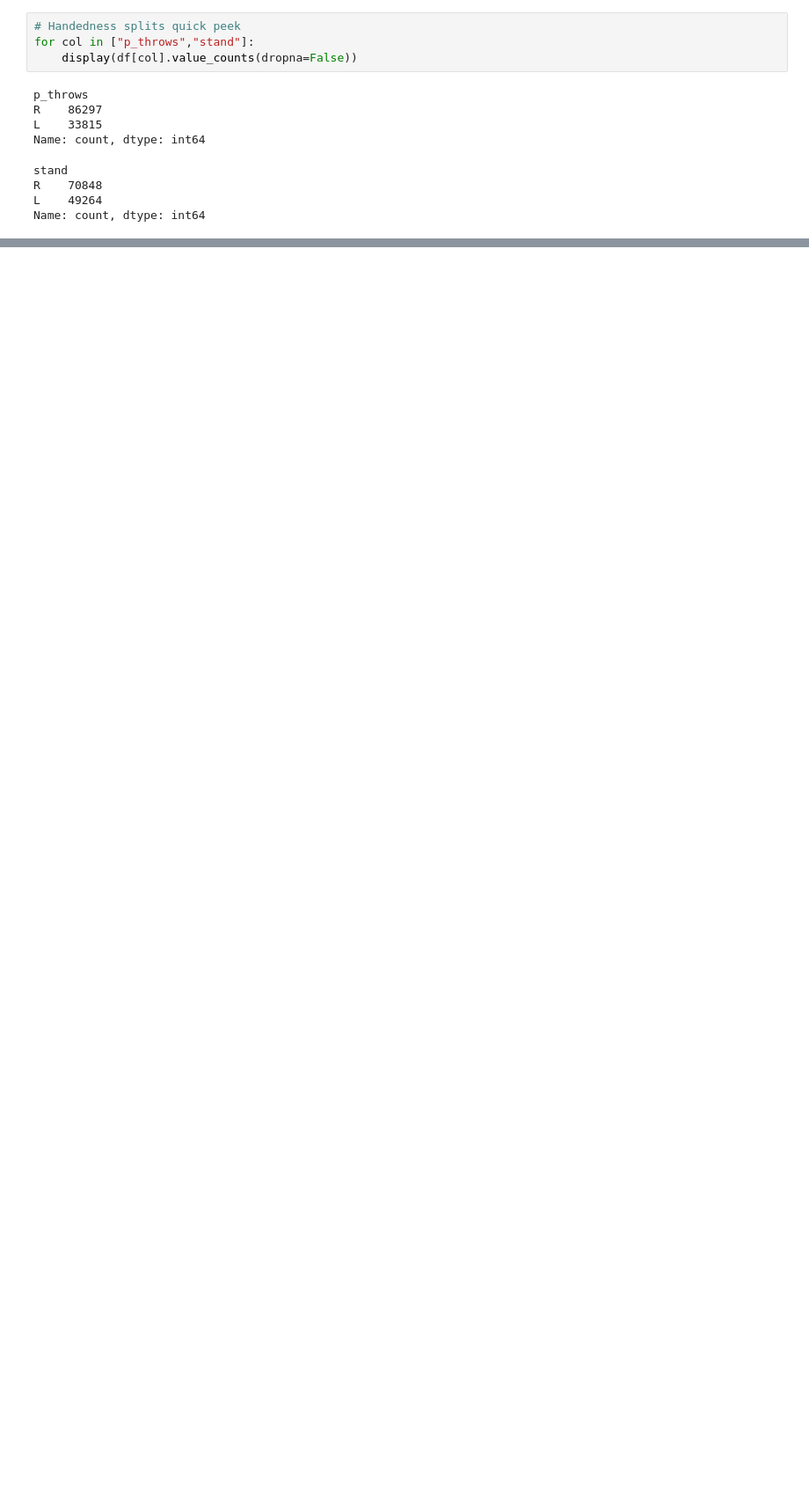
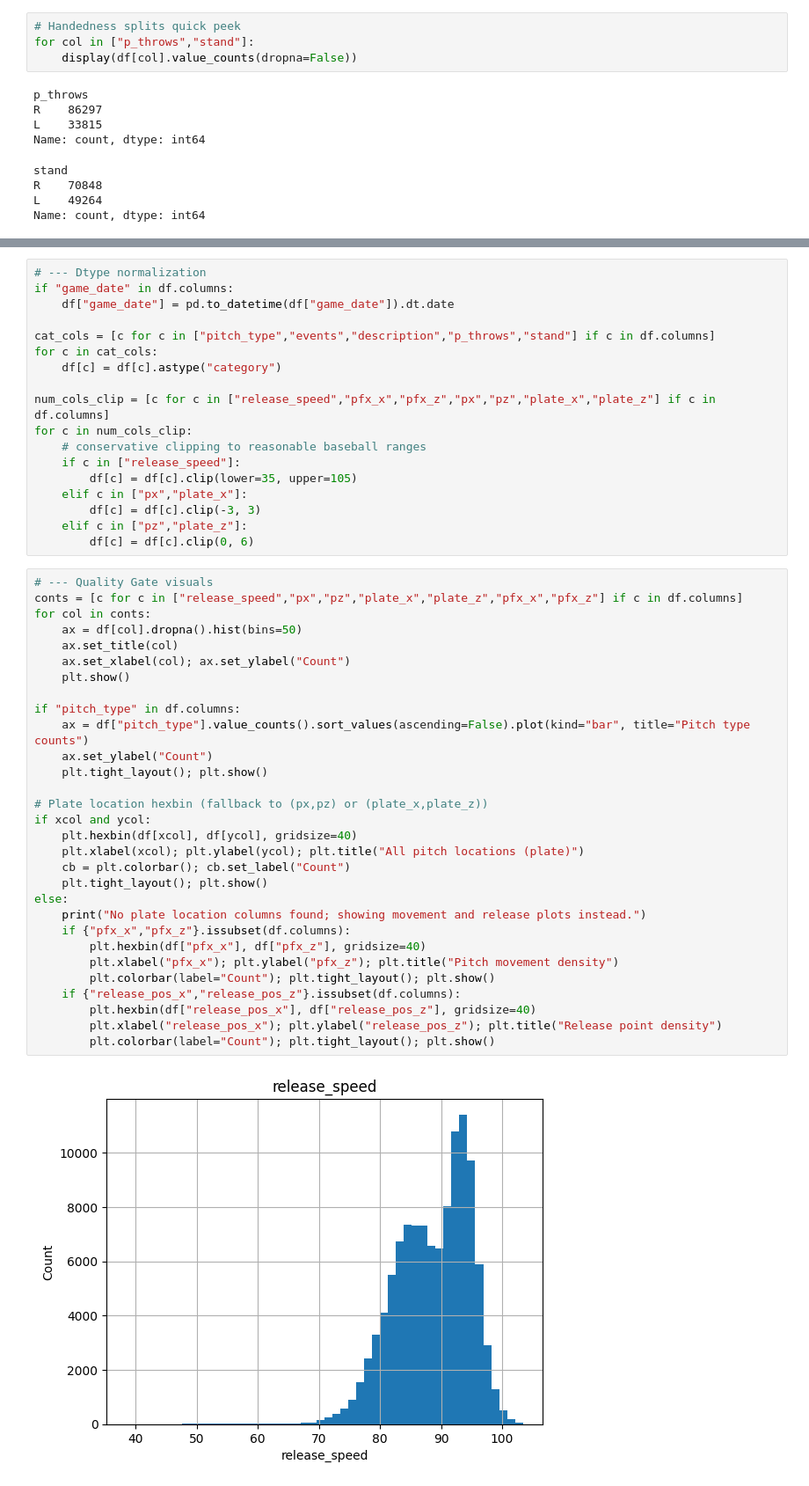
Before and after one commit to annamonso/Baseball_project, a Jupyter notebook: notebooks/01_eda_statcast.ipynb, the cells around one changed output, grey strips where cells are left out. Shown: that part at 88% size. Drawn from its saved outputs; the diff is of its cells as text; blank space fills up the shorter version.

```diff
--- a/notebooks/01_eda_statcast.ipynb
+++ b/notebooks/01_eda_statcast.ipynb
@@ -111,0 +261,50 @@ Name: count, dtype: int64
+# %%
+# --- Dtype normalization
+if "game_date" in df.columns:
+    df["game_date"] = pd.to_datetime(df["game_date"]).dt.date
+
+cat_cols = [c for c in ["pitch_type","events","description","p_throws","stand"] if c in df.columns]
+for c in cat_cols:
+    df[c] = df[c].astype("category")
+
+num_cols_clip = [c for c in ["release_speed","pfx_x","pfx_z","px","pz","plate_x","plate_z"] if c in df.columns]
+for c in num_cols_clip:
+    # conservative clipping to reasonable baseball ranges
+    if c in ["release_speed"]:
+        df[c] = df[c].clip(lower=35, upper=105)
+    elif c in ["px","plate_x"]:
+        df[c] = df[c].clip(-3, 3)
+    elif c in ["pz","plate_z"]:
+        df[c] = df[c].clip(0, 6)
+# %%
+# --- Quality Gate visuals
+conts = [c for c in ["release_speed","px","pz","plate_x","plate_z","pfx_x","pfx_z"] if c in df.columns]
+for col in conts:
+    ax = df[col].dropna().hist(bins=50)
+    ax.set_title(col)
+    ax.set_xlabel(col); ax.set_ylabel("Count")
+    plt.show()
+
+if "pitch_type" in df.columns:
+    ax = df["pitch_type"].value_counts().sort_values(ascending=False).plot(kind="bar", title="Pitch type counts")
+    ax.set_ylabel("Count")
+    plt.tight_layout(); plt.show()
+
+# Plate location hexbin (fallback to (px,pz) or (plate_x,plate_z))
+if xcol and ycol:
+    plt.hexbin(df[xcol], df[ycol], gridsize=40)
+    plt.xlabel(xcol); plt.ylabel(ycol); plt.title("All pitch locations (plate)")
+    cb = plt.colorbar(); cb.set_label("Count")
+    plt.tight_layout(); plt.show()
+else:
+    print("No plate location columns found; showing movement and release plots instead.")
+    if {"pfx_x","pfx_z"}.issubset(df.columns):
+        plt.hexbin(df["pfx_x"], df["pfx_z"], gridsize=40)
+        plt.xlabel("pfx_x"); plt.ylabel("pfx_z"); plt.title("Pitch movement density")
+        plt.colorbar(label="Count"); plt.tight_layout(); plt.show()
+    if {"release_pos_x","release_pos_z"}.issubset(df.columns):
+        plt.hexbin(df["release_pos_x"], df["release_pos_z"], gridsize=40)
+        plt.xlabel("release_pos_x"); plt.ylabel("release_pos_z"); plt.title("Release point density")
+        plt.colorbar(label="Count"); plt.tight_layout(); plt.show()
+# %% [output]
+[figure, added]
```
Also changed, not shown: parts of 12 cells of this notebook, 11 other files.
